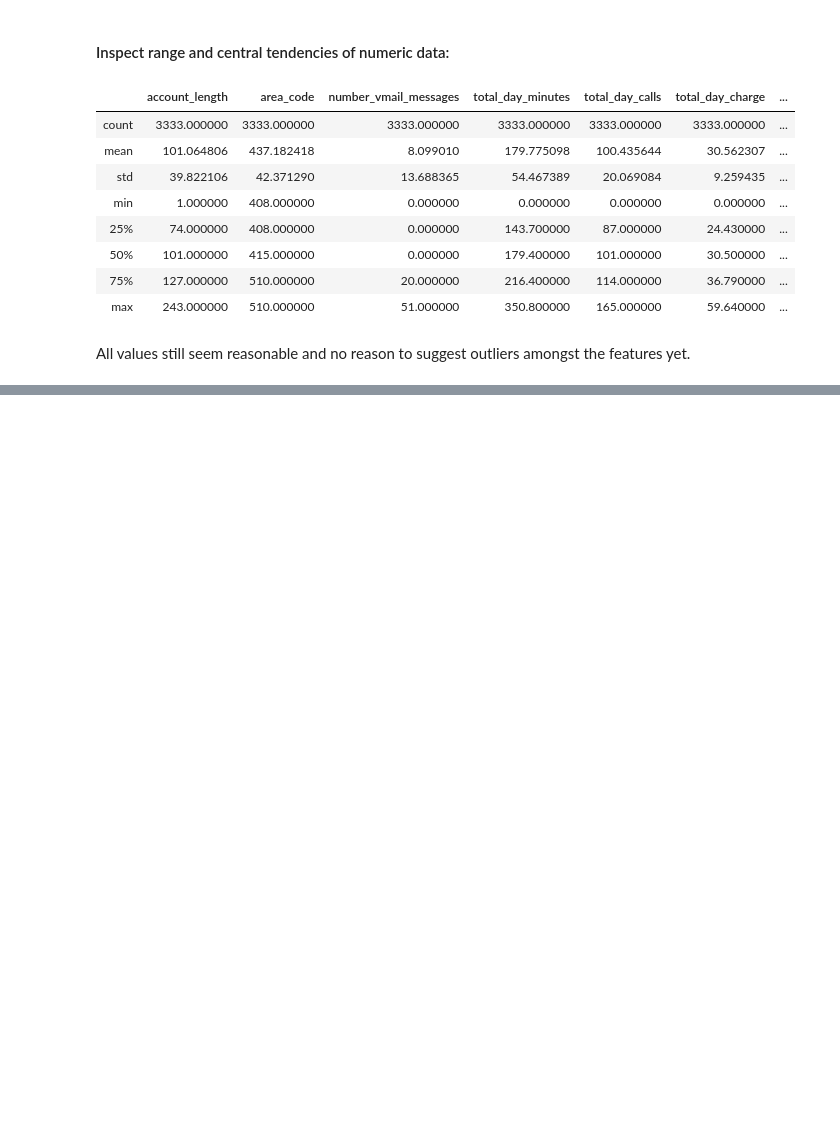
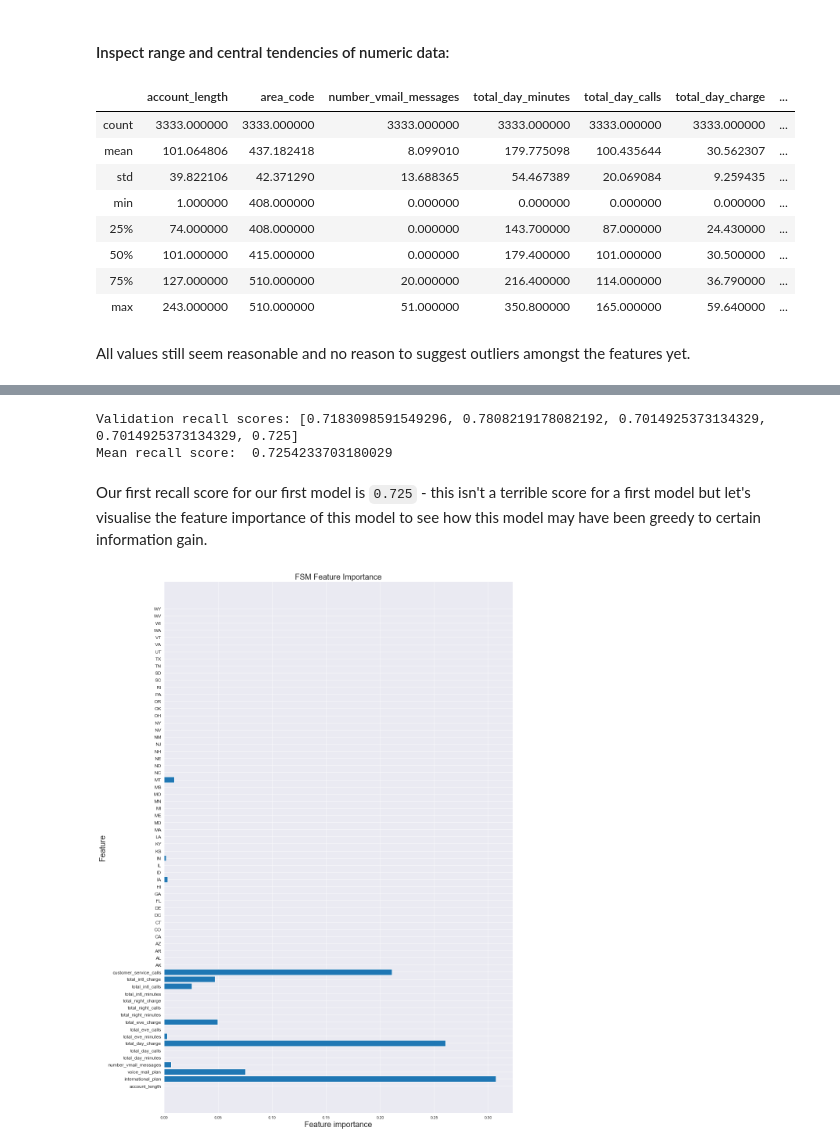
Before and after one commit to chum46/customer_churn_prediction, a Jupyter notebook: notebooks/report/final_notebook.ipynb, the cells around one changed output, grey strips where cells are left out. Drawn from its saved outputs; the diff is of its cells as text; code cells hidden in the pictures; blank space fills up the shorter version.

Commit message:
final notebook eda and fsm complete - model iterations left

```diff
--- a/notebooks/report/final_notebook.ipynb
+++ b/notebooks/report/final_notebook.ipynb
@@ -197,0 +302,6 @@ All values still seem reasonable and no reason to suggest outliers amongst the f
+# %%
+# create X:
+X = df.drop('churn', axis = 1)
+
+# create y:
+y = df.churn
@@ -197,0 +312,3 @@ All values still seem reasonable and no reason to suggest outliers amongst the f
+# %%
+# initial split:
+X_train, X_test, y_train, y_test = train_test_split(X, y, test_size = 0.25, random_state = 42)
@@ -197,0 +319,17 @@ All values still seem reasonable and no reason to suggest outliers amongst the f
+# %%
+# instantiate ohe object
+ohe = OneHotEncoder(sparse = False, handle_unknown = "ignore")
+
+# fit ohe on small train data
+ohe.fit(X_train[['state']])
+
+# access the column names of the states
+col_names = ohe.categories_[0]
+
+# make a df with encoded states
+train_state_encoded = pd.DataFrame(ohe.transform(X_train[["state"]]),
+                               index = X_train.index,
+                               columns = col_names)
+
+# combine encoded states with X_t and drop old 'state' column
+X_train = pd.concat([X_train.drop("state", axis = 1), train_state_encoded], axis = 1)
@@ -197,0 +355,20 @@ All values still seem reasonable and no reason to suggest outliers amongst the f
+# %%
+fsm = DecisionTreeClassifier(max_depth = 5, random_state = 42)
+m.scale_balance_model(X_train, y_train, fsm)
+# %% [output]
+Validation recall scores: [0.7183098591549296, 0.7808219178082192, 0.7014925373134329, 0.7014925373134329, 0.725]
+Mean recall score:  0.7254233703180029
+# %% [markdown]
+Our first recall score for our first model is `0.725` - this isn't a terrible score for a first model but let's visualise the feature importance of this model to see how this model may have been greedy to certain information gain.
+# %%
+n_features = fsm.n_features_
+plt.figure(figsize=(15, 20))
+plt.barh(range(n_features), fsm.feature_importances_);
+plt.yticks(np.arange(n_features), X_train.columns.values, fontsize = 12)
+plt.xlabel('Feature importance', fontsize = 20)
+plt.ylabel('Feature', fontsize = 20)
+plt.title('FSM Feature Importance', fontsize = 20)
+plt.tight_layout()
+plt.savefig('figures/fsm_feat_import.png')
+# %% [output]
+[figure, added]
```
Also changed, not shown: parts of 58 cells of this notebook, 9 other files.
